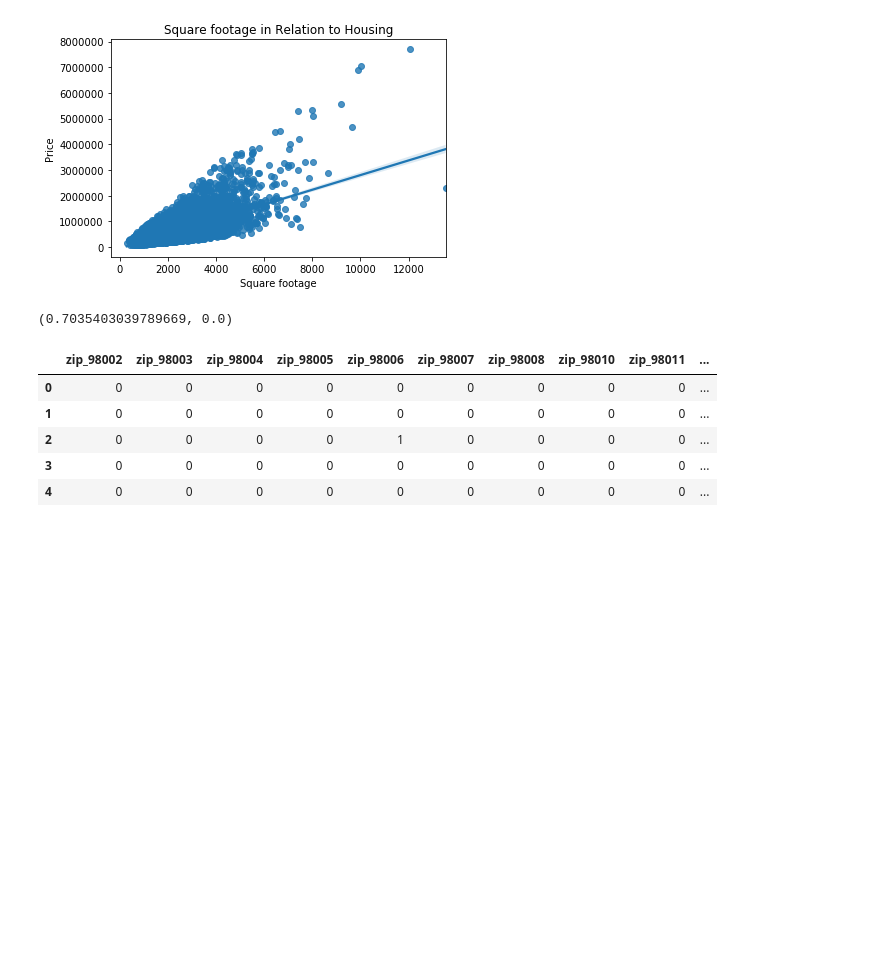
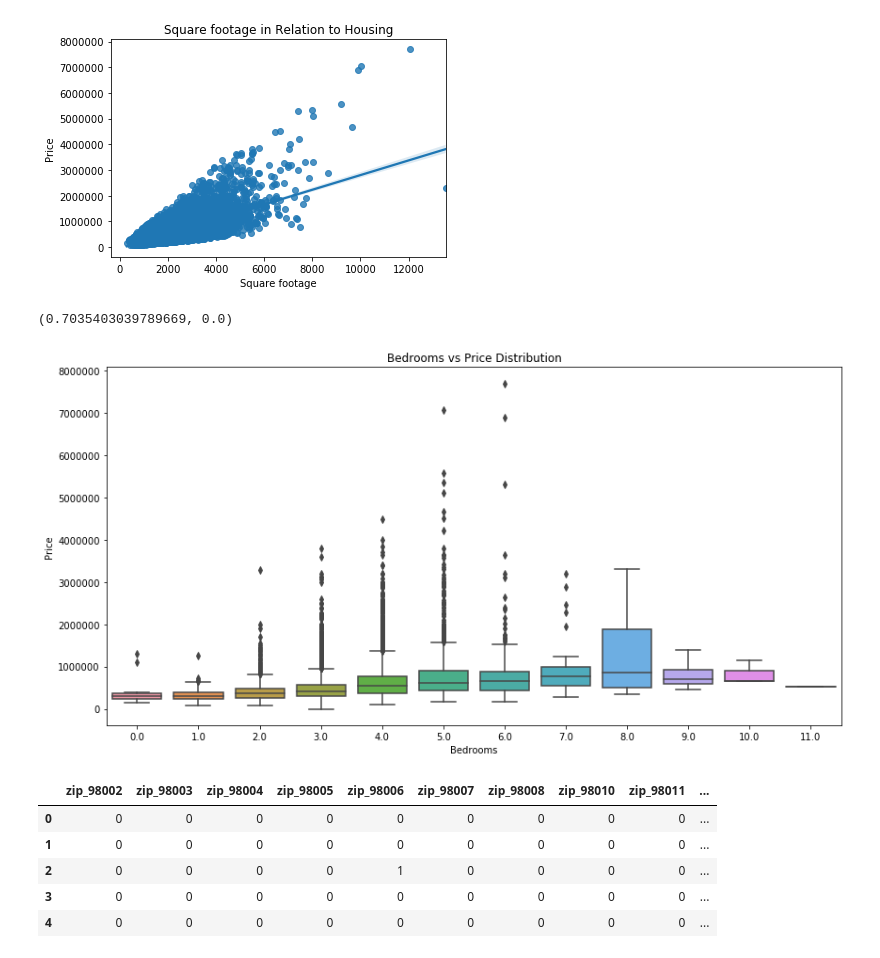
Before and after one commit to Kelvin-Arellano/nyc-mhtn-ds-120720-lectures, a Jupyter notebook: Phase_2/Phase2_project/Predict_holdout.ipynb, the cells around one changed output. Drawn from its saved outputs; the diff is of its cells as text; code cells hidden in the pictures; blank space fills up the shorter version.

```diff
--- a/Phase_2/Phase2_project/Predict_holdout.ipynb
+++ b/Phase_2/Phase2_project/Predict_holdout.ipynb
@@ -105,4 +105,5 @@ df['bathrooms'].value_counts()
 Name: bathrooms, dtype: int64
 # %%
 #I think 33 is also a mistake so I will be replacing it with the mean of the data
-df.loc[df.bedrooms > 20, 'bedrooms'] = df.bedrooms.mean()
+df.loc[df.bedrooms == 33, 'bedrooms'] = 3
+df['bedrooms'] = np.where((df['bedrooms'] < 4) & (df['bedrooms'] > 3) , 3,df['bedrooms'])
@@ -143,6 +175,13 @@ corr = stats.pearsonr(df.sqft_living, df.price)
 corr
 # %% [output]
 (0.7035403039789669, 0.0)
+# %%
+#Another Selling point that I think of when buying a house is the number of bedrooms
+fig, ax = plt.subplots(figsize=(14, 7))
+sns.boxplot(x='bedrooms', y="price", data=df)
+ax.set(xlabel='Bedrooms', ylabel='Price',title='Bedrooms vs Price Distribution');
+# %% [output]
+[figure, added]
 # %%
 #manipulating date column to add year, month, and day columns
 df['date'] = df['date'].str.slice(0,8,1)
```
Also changed, not shown: parts of 34 cells of this notebook.
